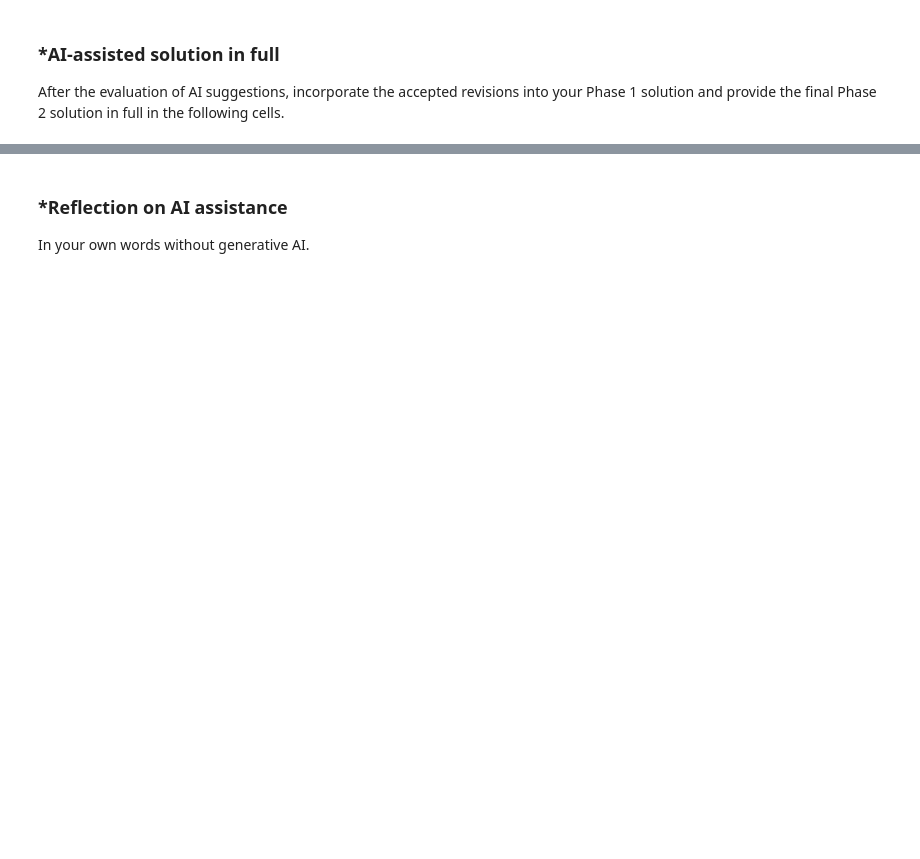
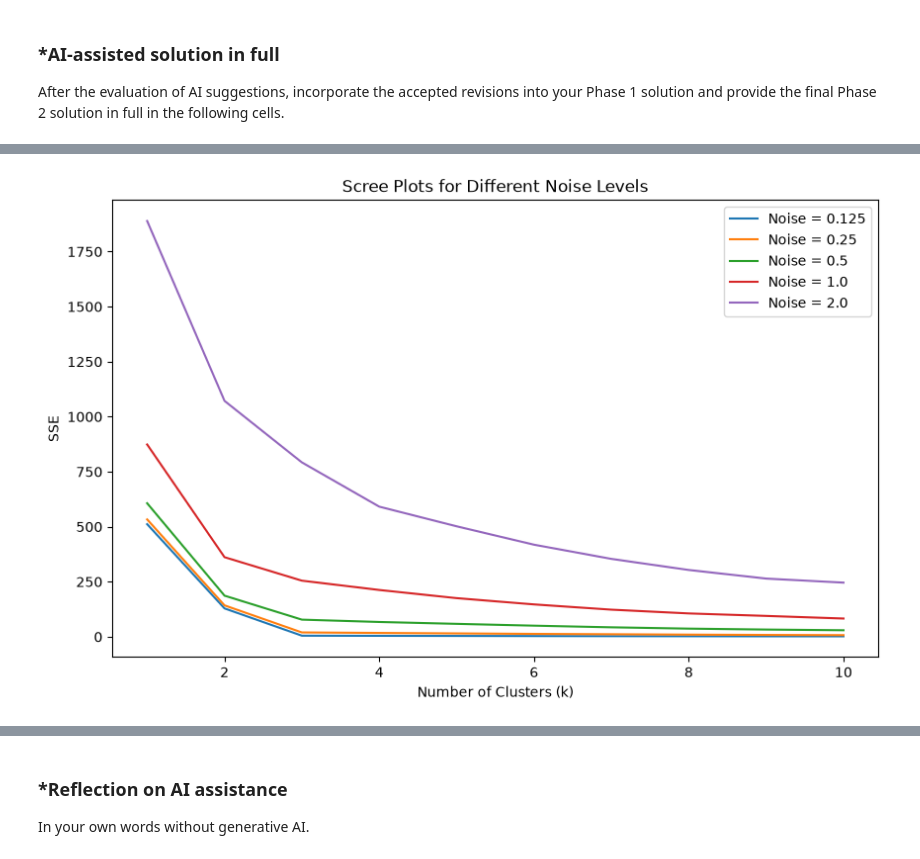
Before and after one commit to ksun3412/A04-clustering, a Jupyter notebook: notebook.ipynb, the cells around one changed output, grey strips where cells are left out. Drawn from its saved outputs; the diff is of its cells as text; code cells hidden in the pictures; blank space fills up the shorter version.

```diff
--- a/notebook.ipynb
+++ b/notebook.ipynb
@@ -603,0 +632,31 @@ After the evaluation of AI suggestions, incorporate the accepted revisions into
+# %%
+datasets = {
+    'Noise = 0.125': df0_125,
+    'Noise = 0.25': df0_25,
+    'Noise = 0.5': df0_5,
+    'Noise = 1.0': df1_0,
+    'Noise = 2.0': df2_0
+}
+
+ks = np.arange(1, 11)
+
+plt.figure(figsize=(10, 6))
+
+for title, df in datasets.items():
+    X = df[['x1', 'x2']]
+
+    SSE = [
+        KMeans(n_clusters=k, max_iter=300, n_init=10, random_state=0)
+        .fit(X).inertia_
+        for k in ks
+    ]
+
+    sns.lineplot(x=ks, y=SSE, label=title)
+
+plt.title('Scree Plots for Different Noise Levels')
+plt.xlabel('Number of Clusters (k)')
+plt.ylabel('SSE')
+plt.legend()
+plt.show()
+# %% [output]
+[figure, added]
```
Also changed, not shown: parts of 23 cells of this notebook.
